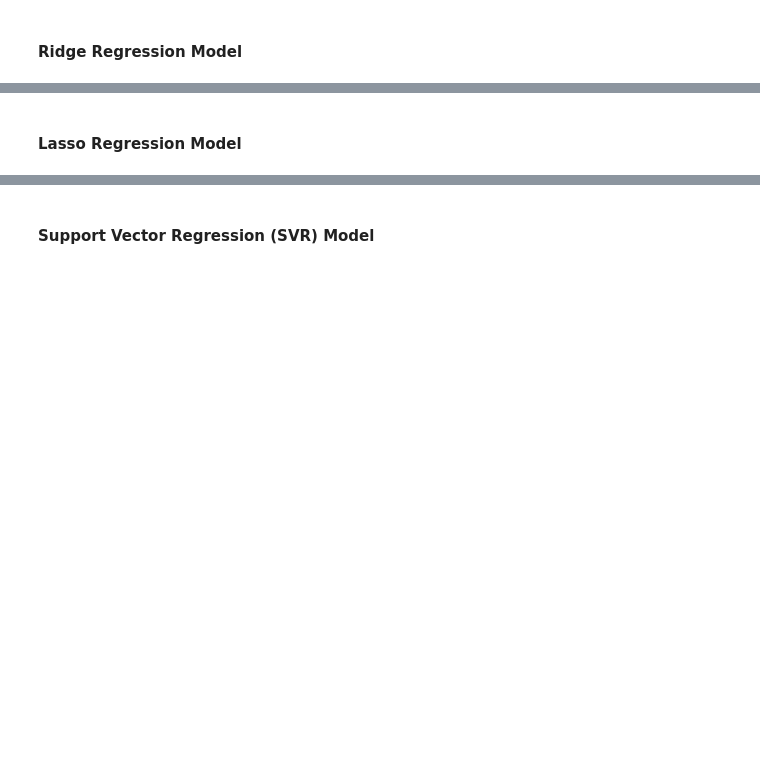
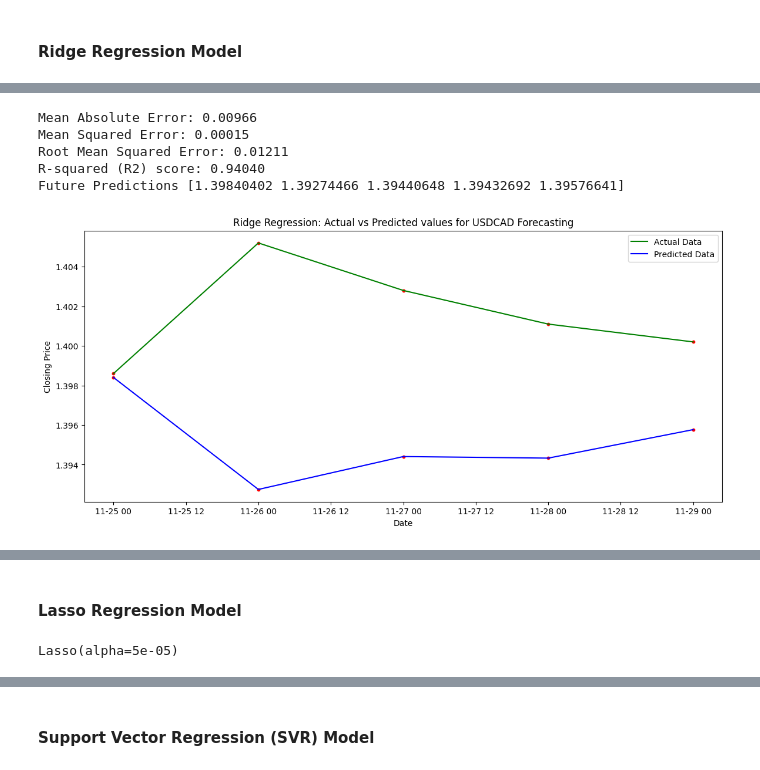
Before and after one commit to Akubue4U/PyProjects, a Jupyter notebook: MyBDAThesis/Akubue Simon - Thesis_Models.ipynb, the cells around one changed output, grey strips where cells are left out. Drawn from its saved outputs; the diff is of its cells as text; code cells hidden in the pictures; blank space fills up the shorter version.

```diff
--- a/MyBDAThesis/Akubue Simon - Thesis_Models.ipynb
+++ b/MyBDAThesis/Akubue Simon - Thesis_Models.ipynb
@@ -577,19 +1035,26 @@ R2_Train, R2_Test, Comment = TestTheModel(model)
 # %%
 %%time
 # Make predictions on the testing set
 y_pred = model.predict(X_test)
 future_predictions = y_pred[-(PredDays):]
 RIR = future_predictions
 
 # Evaluate and Report Accuracy, Predict the future, and Plot the graph.
 ModelCode = 'RIR'
 ModelName = 'Ridge Regression'
 Rpt_Evaluate_Plot(CrncyPair, ModelName, ModelCode, R2_Train, R2_Test, Comment, y_train, y_test, y_pred, MaxDate, future_predictions)
 
 # Add to the Dictionary, but first ensure that the list is empty.
 ResultsDict[ModelName] = []
-if (Comment != 'Bad Model.'):
+if (Comment not in PoorStandard):
     ResultsDict[ModelName].extend(RIR)
 
 # Delete the following objects so as to free the memory, and also Re-Set the objects for the next Model.
-del model, y_pred, future_predictions, R2_Train, R2_Test, Comment, ModelCode, ModelName
+#del model, y_pred, future_predictions, R2_Train, R2_Test, Comment, ModelCode, ModelName
+# %% [output]
+Mean Absolute Error: 0.00966
+Mean Squared Error: 0.00015
+Root Mean Squared Error: 0.01211
+R-squared (R2) score: 0.94040
+Future Predictions [1.39840402 1.39274466 1.39440648 1.39432692 1.39576641]
+[figure, added]
@@ -599,9 +1066,11 @@ del model, y_pred, future_predictions, R2_Train, R2_Test, Comment, ModelCode, Mo
 from sklearn.linear_model import Lasso
 # %%
 # Instantiate and fit the Lasso Regression model
-alpha = 0.1  # Regularization strength (hyperparameter to be tuned)
+alpha = 0.00005  # Regularization strength (hyperparameter to be tuned)
 model = Lasso(alpha=alpha)
 model.fit(X_train, y_train)
+# %% [output]
+Lasso(alpha=5e-05)
 # %%
 # Checking how good this Model will be
 R2_Train, R2_Test, Comment = TestTheModel(model)
```
Also changed, not shown: parts of 66 cells of this notebook.
